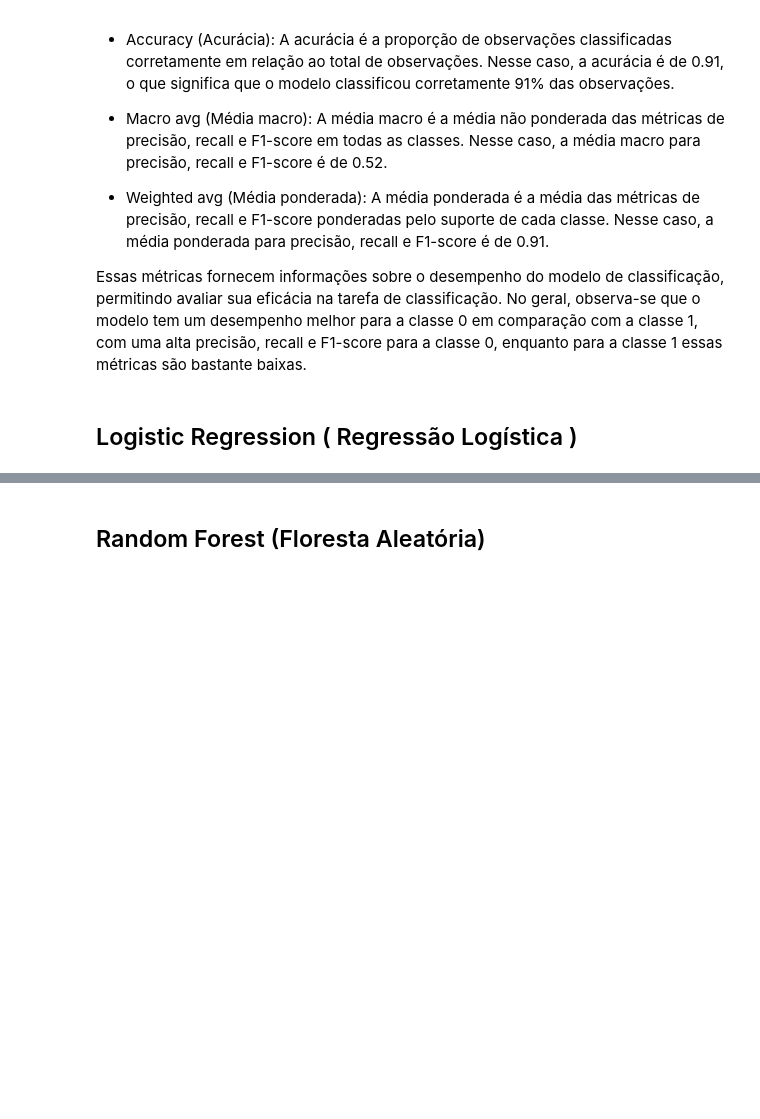
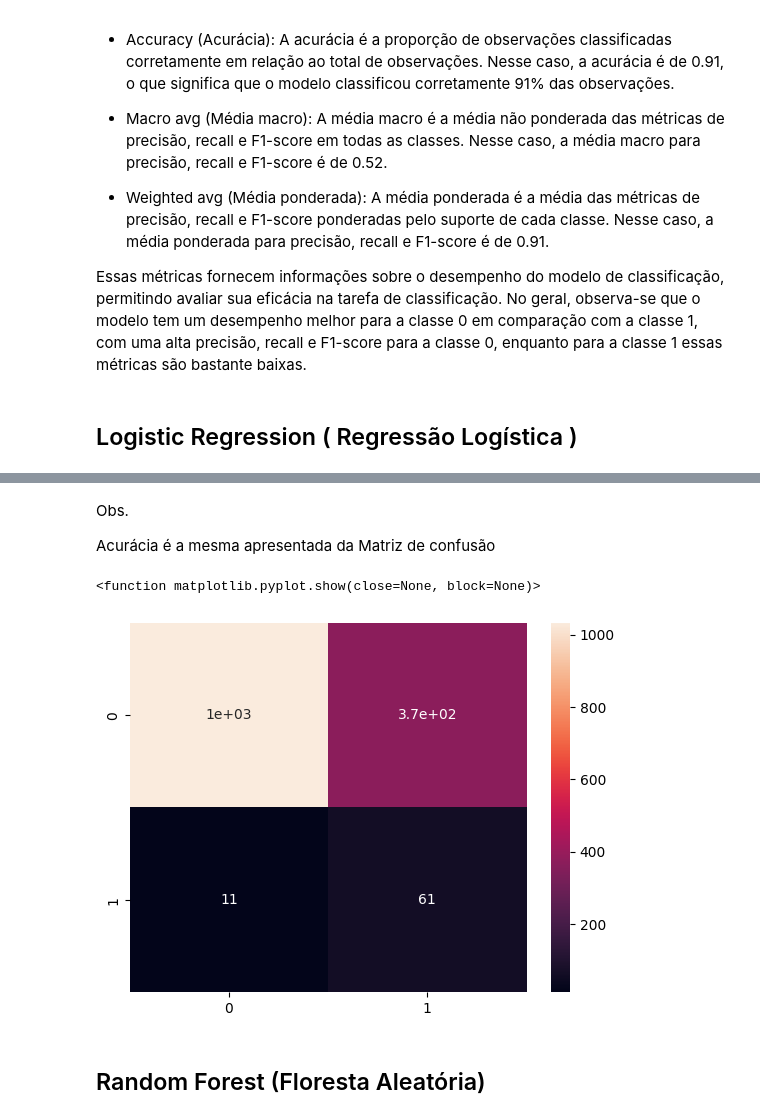
Before and after one commit to Leo-alves2/Acidente_Vascular-Cerebral, a Jupyter notebook: Analise.ipynb, the cells around one changed output, grey strips where cells are left out. Saved outputs shown, nothing was run; the diff lists cells and outputs as text; code cells hidden in the pictures; blank space fills up the shorter version.

```diff
--- a/Analise.ipynb
+++ b/Analise.ipynb
@@ -1162,0 +1199,8 @@ Essas métricas fornecem informações sobre o desempenho do modelo de classific
+# %%
+# Criando uma instância do modelo
+
+smote = SMOTE()
+# %%
+# Treinando o modelo
+
+x_train_smote, y_train_smote = smote.fit_resample(x_train, y_train)
@@ -1162,0 +1241,8 @@ Essas métricas fornecem informações sobre o desempenho do modelo de classific
+# %%
+# Criando uma instância do modelo
+
+clf = LogisticRegression()
+
+# Treinando o modelo
+
+clf.fit(x_train_smote, y_train_smote)
@@ -1162,0 +1251,4 @@ Essas métricas fornecem informações sobre o desempenho do modelo de classific
+# %%
+# Fazendo previsões
+
+y_pred = clf.predict(x_test)
@@ -1163,2 +1338,13 @@ Essas métricas fornecem informações sobre o desempenho do modelo de classific
+# %% [markdown]
+Obs.
+
+Acurácia é a mesma apresentada da Matriz de confusão
+# %%
+conf = confusion_matrix(y_test, y_pred)
+sns.heatmap(conf, annot = True)
+plt.show
+# %% [output]
+<function matplotlib.pyplot.show(close=None, block=None)>
+[figure, added]
 # %% [markdown]
 ## Random Forest (Floresta Aleatória)
```
Also changed, not shown: parts of 87 cells of this notebook, 2 other files.
